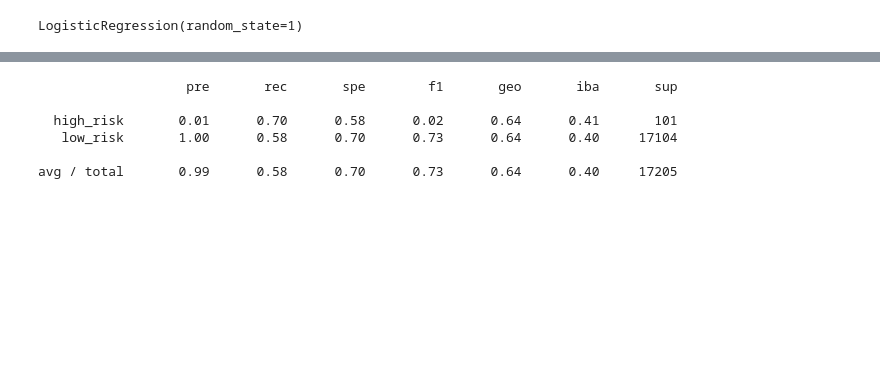
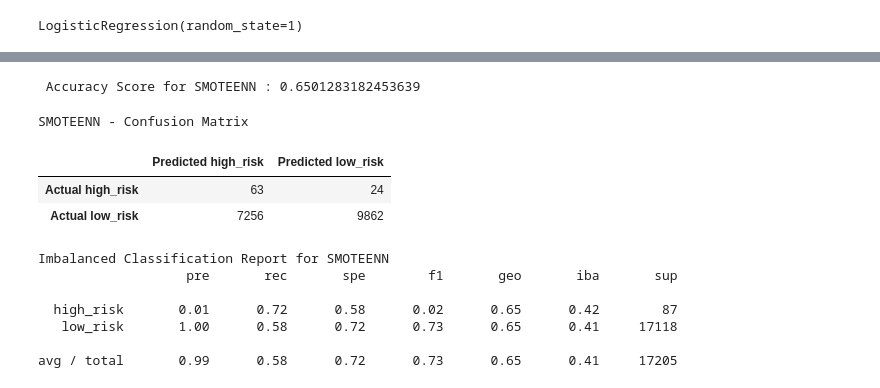
Before and after one commit to benniehana111/Credit_Risk_Analysis, a Jupyter notebook: credit_risk_resampling.ipynb, the cells around one changed output, grey strips where cells are left out. Drawn from its saved outputs; the diff is of its cells as text; code cells hidden in the pictures; blank space fills up the shorter version.

```diff
--- a/credit_risk_resampling.ipynb
+++ b/credit_risk_resampling.ipynb
@@ -309,5 +309,8 @@ Note: Use a random state of 1 for each sampling algorithm to ensure consistency
 # %%
 # Resample the training data with SMOTEENN
 # Warning: This is a large dataset, and this step may take some time to complete
-# YOUR CODE HERE
+from imblearn.combine import SMOTEENN
+smote_enn = SMOTEENN(random_state=1)
+X_resampled, y_resampled = smote_enn.fit_resample(X, y)
+Counter(y_resampled)
 # %% [output]
@@ -315,5 +318,6 @@ Counter({'loan_status': 1})
 # %%
 # Train the Logistic Regression model using the resampled data
-# YOUR CODE HERE
+model = LogisticRegression(solver='lbfgs', random_state=1)
+model.fit(X_resampled, y_resampled)
 # %% [output]
 LogisticRegression(random_state=1)
@@ -331,10 +324,30 @@ array([[  71,   30],
+# %%
+# Calculated the balanced accuracy score
+y_pred = model.predict(X_test)
+print(f" Accuracy Score for SMOTEENN : {balanced_accuracy_score(y_test, y_pred)}")
+# %% [output]
+ Accuracy Score for SMOTEENN : 0.6501283182453639
+# %%
+# Display the confusion matrix
+cm = confusion_matrix(y_test, y_pred)
+cm_df = pd.DataFrame(
+    cm, index=["Actual high_risk", "Actual low_risk"], columns=["Predicted high_risk", "Predicted low_risk"])
+print("SMOTEENN - Confusion Matrix ")
+cm_df
+# %% [output]
+SMOTEENN - Confusion Matrix
+|  | Predicted high_risk | Predicted low_risk |
+| Actual high_risk | 63 | 24 |
+| Actual low_risk | 7256 | 9862 |
 # %%
 # Print the imbalanced classification report
-# YOUR CODE HERE
+print("Imbalanced Classification Report for SMOTEENN")
+print(classification_report_imbalanced(y_test, y_pred))
 # %% [output]
+Imbalanced Classification Report for SMOTEENN
                    pre       rec       spe        f1       geo       iba       sup
 
-  high_risk       0.01      0.70      0.58      0.02      0.64      0.41       101
-   low_risk       1.00      0.58      0.70      0.73      0.64      0.40     17104
+  high_risk       0.01      0.72      0.58      0.02      0.65      0.42        87
+   low_risk       1.00      0.58      0.72      0.73      0.65      0.41     17118
 
-avg / total       0.99      0.58      0.70      0.73      0.64      0.40     17205
+avg / total       0.99      0.58      0.72      0.73      0.65      0.41     17205
```
Also changed, not shown: parts of 3 cells of this notebook.
